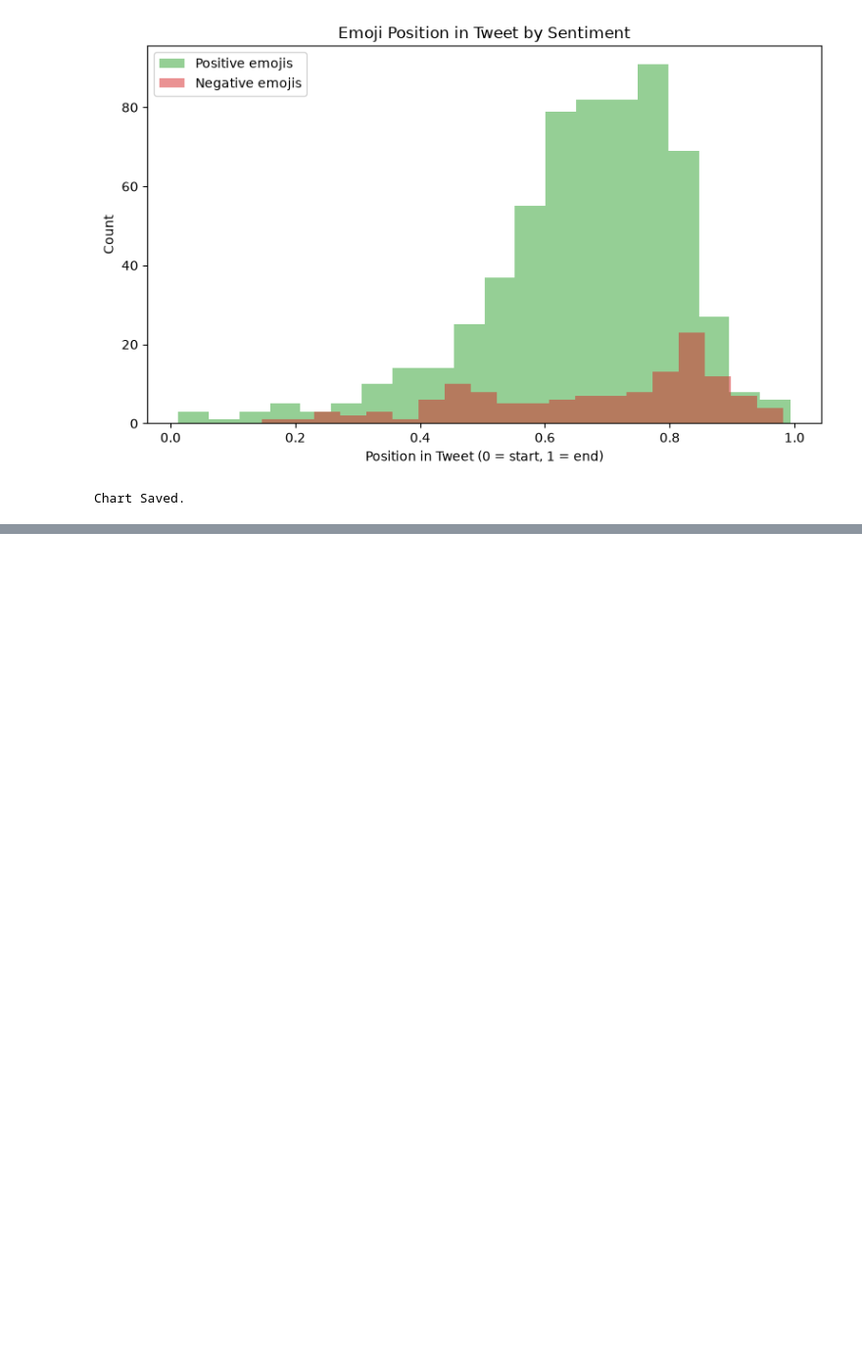
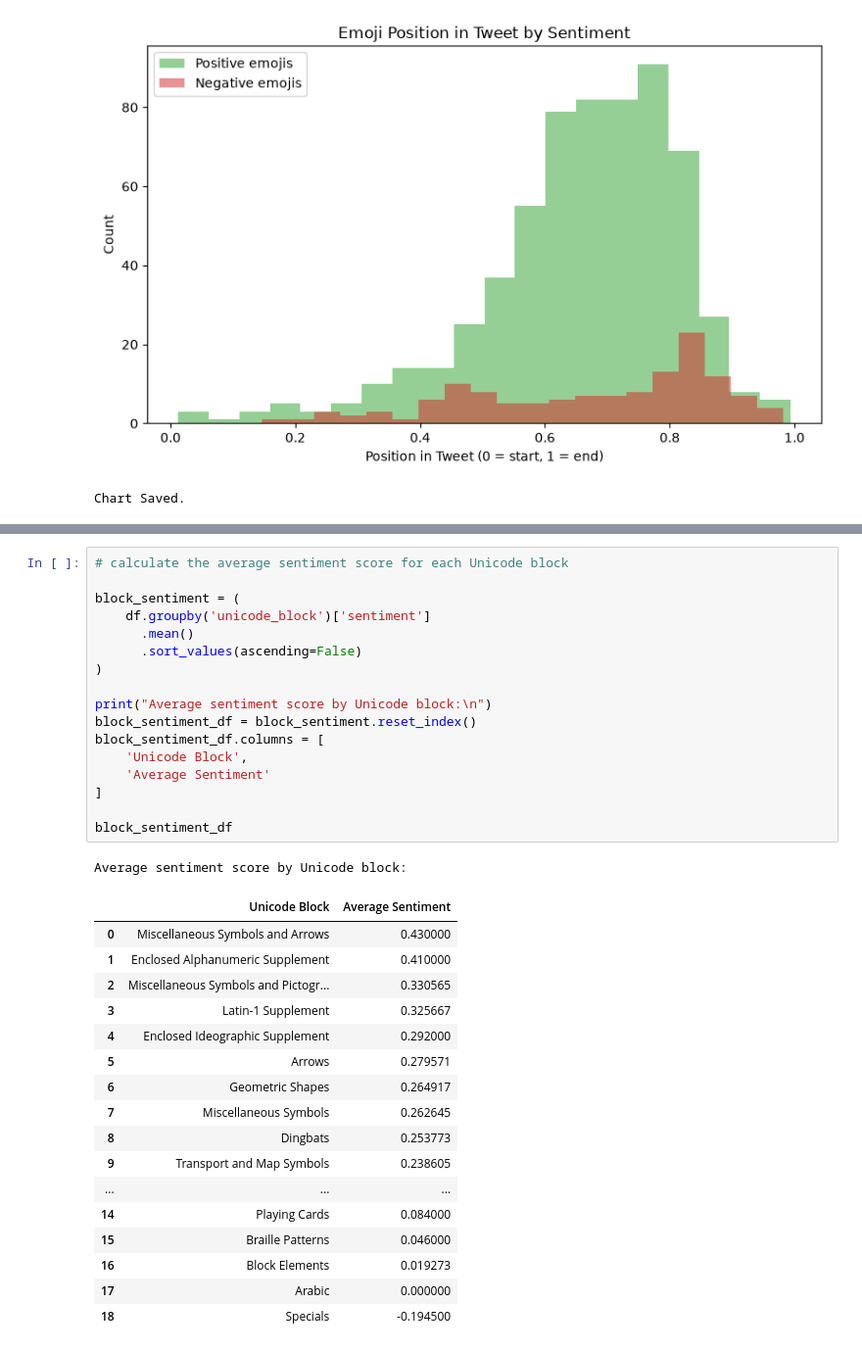
Before and after one commit to dakshita01/data-science-portfolio, a Jupyter notebook: 02-emoji-sentiment/notebook/emoji_sentiment.ipynb, the cells around one changed output, grey strips where cells are left out. Shown at 98% size. Saved outputs shown, nothing was run; the diff lists cells and outputs as text; blank space fills up the shorter version.

```diff
--- a/02-emoji-sentiment/notebook/emoji_sentiment.ipynb
+++ b/02-emoji-sentiment/notebook/emoji_sentiment.ipynb
@@ -255,0 +307,36 @@ Chart Saved.
+# %%
+# calculate the average sentiment score for each Unicode block
+
+block_sentiment = (
+    df.groupby('unicode_block')['sentiment']
+      .mean()
+      .sort_values(ascending=False)
+)
+
+print("Average sentiment score by Unicode block:\n")
+block_sentiment_df = block_sentiment.reset_index()
+block_sentiment_df.columns = [
+    'Unicode Block',
+    'Average Sentiment'
+]
+
+block_sentiment_df
+# %% [output]
+Average sentiment score by Unicode block:
+|  | Unicode Block | Average Sentiment |
+| 0 | Miscellaneous Symbols and Arrows | 0.430000 |
+| 1 | Enclosed Alphanumeric Supplement | 0.410000 |
+| 2 | Miscellaneous Symbols and Pictogr... | 0.330565 |
+| 3 | Latin-1 Supplement | 0.325667 |
+| 4 | Enclosed Ideographic Supplement | 0.292000 |
+| 5 | Arrows | 0.279571 |
+| 6 | Geometric Shapes | 0.264917 |
+| 7 | Miscellaneous Symbols | 0.262645 |
+| 8 | Dingbats | 0.253773 |
+| 9 | Transport and Map Symbols | 0.238605 |
+| ... | ... | ... |
+| 14 | Playing Cards | 0.084000 |
+| 15 | Braille Patterns | 0.046000 |
+| 16 | Block Elements | 0.019273 |
+| 17 | Arabic | 0.000000 |
+| 18 | Specials | -0.194500 |
```
Also changed, not shown: parts of 12 cells of this notebook, 2 other files.
